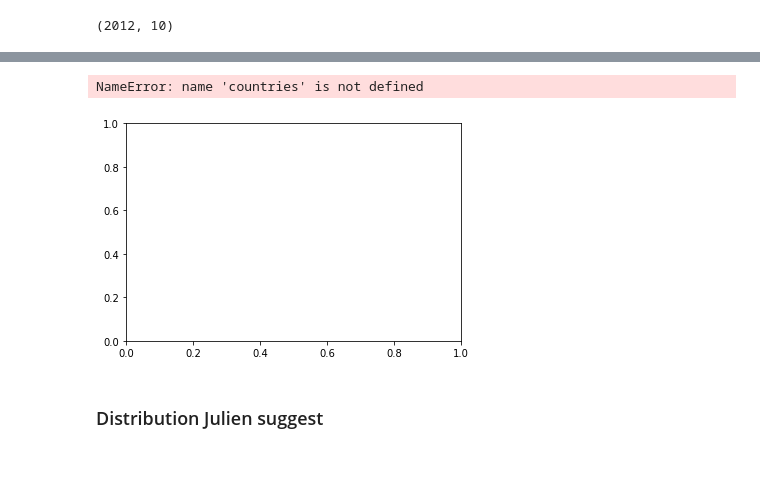
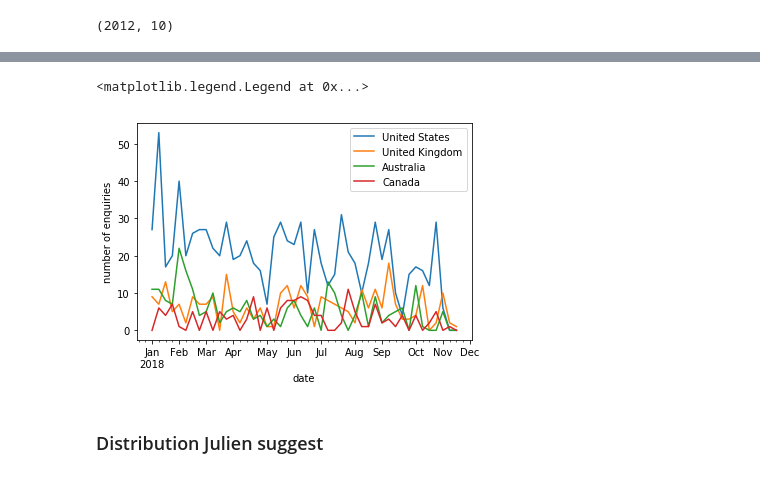
Before and after one commit to akin-aroge/market_forecast, a Jupyter notebook: src/Untitled.ipynb, the cells around one changed output, grey strips where cells are left out. Cells and saved outputs as stored; diff of their text form; code cells hidden in the pictures.

Commit message:
clear error

```diff
--- a/src/Untitled.ipynb
+++ b/src/Untitled.ipynb
@@ -112,22 +132,23 @@ dt_countries.loc[:, 'month'] = dt_countries.created.dt.month_name()
 # %%
+countries = ['United States', 'United Kingdom', 'Australia', 'Canada']
 a = dt_countries.groupby(['Country', 'day_part'])['dummy'].count().unstack().fillna(value=0).stack()
 
 a = a.reset_index()
 a.index = pd.to_datetime(a.day_part)
 a.Country = a.Country.astype('category')
 
 fig, ax = plt.subplots()
 for country in countries:
     data = a[a.Country == country]
     data.resample('w').sum().plot(ax=ax)
 
 ax.set_ylabel('number of enquiries')
 ax.set_xlabel('date')
 
 plt.legend(countries)
 # %% [output]
-NameError: name 'countries' is not defined
+<matplotlib.legend.Legend at 0x...>
-[figure, old version]
+[figure, new version]
 # %% [markdown]
 ### Distribution Julien suggest
 # %% [markdown]
```
Also changed, not shown: parts of 5 cells of this notebook.
